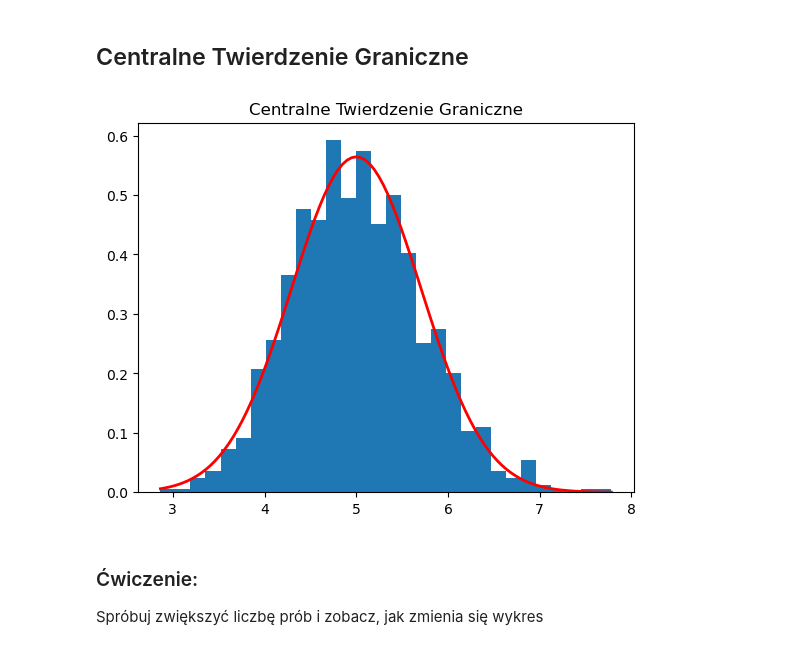
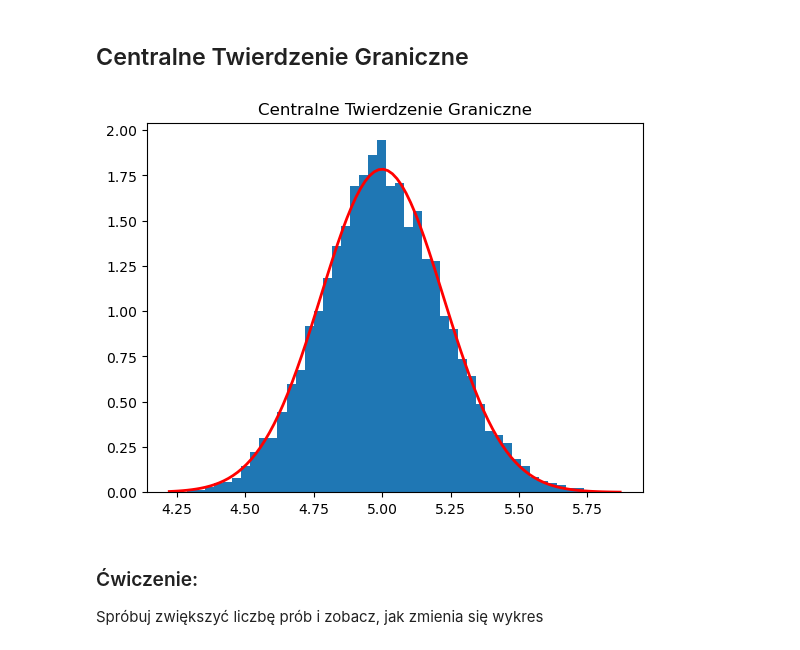
Before and after one commit to annlyd1986/labaJDA, a Jupyter notebook: codes/Laba25.ipynb, the cells around one changed output. Cells and saved outputs as stored; diff of their text form; code cells hidden in the pictures.

```diff
--- a/codes/Laba25.ipynb
+++ b/codes/Laba25.ipynb
@@ -206,24 +273,24 @@ Spróbuj zmienić równanie dla y i zobacz, jak wpływa to na korelację
 ## Centralne Twierdzenie Graniczne
 # %%
 # Zademonstruj Centralne Twierdzenie Graniczne, sumując losowe próbki
-proby = 1000
+proby = 10000
 lam = 5
-rozmiar_probki = 50
+rozmiar_probki = 500
 # Generowanie średnich
 srednie = [np.mean(np.random.exponential(lam, rozmiar_probki)) for _ in range(proby)]
 
 # Wykres funkcji gęstości rozkładu Gaussa z odpowiadającą średnią i odchyleniem
 # Nie przejmujcie się skąd się biorą te wartościami!!! :)
 m = lam
 s = lam / np.sqrt(rozmiar_probki)
 x = np.linspace(min(srednie), max(srednie), 100)
 plt.plot(x, stats.norm.pdf(x, m, s), 'r-', lw=2, label='Funkcja gęstości normalnego')
 
-plt.hist(srednie, bins=30, density=True)
+plt.hist(srednie, bins=50, density=True)
 plt.title("Centralne Twierdzenie Graniczne")
 plt.show()
 # %% [output]
-[figure, old version]
+[figure, new version]
 # %% [markdown]
 ### Ćwiczenie:
 Spróbuj zwiększyć liczbę prób i zobacz, jak zmienia się wykres
```
Also changed, not shown: parts of 12 cells of this notebook, 1 other file.
